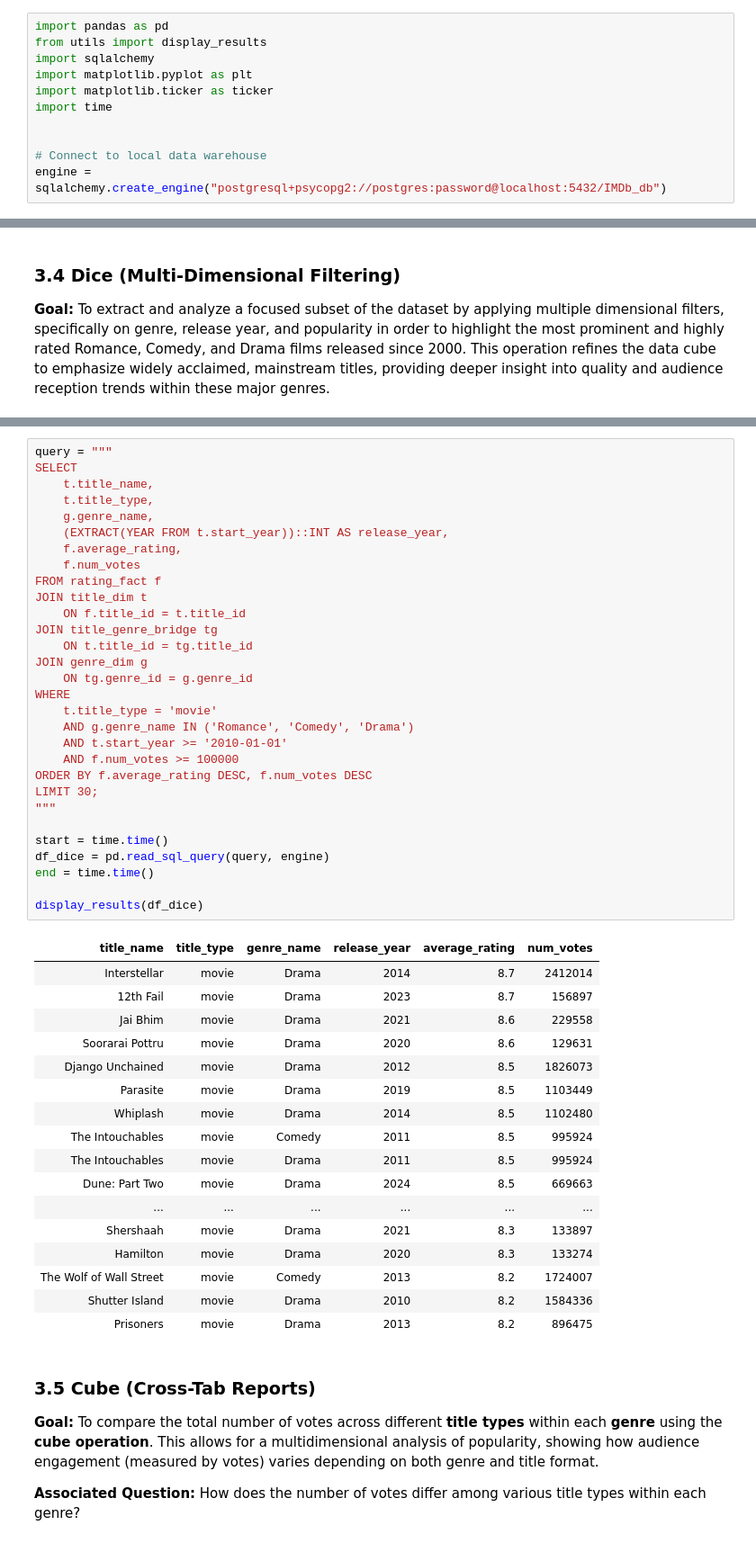
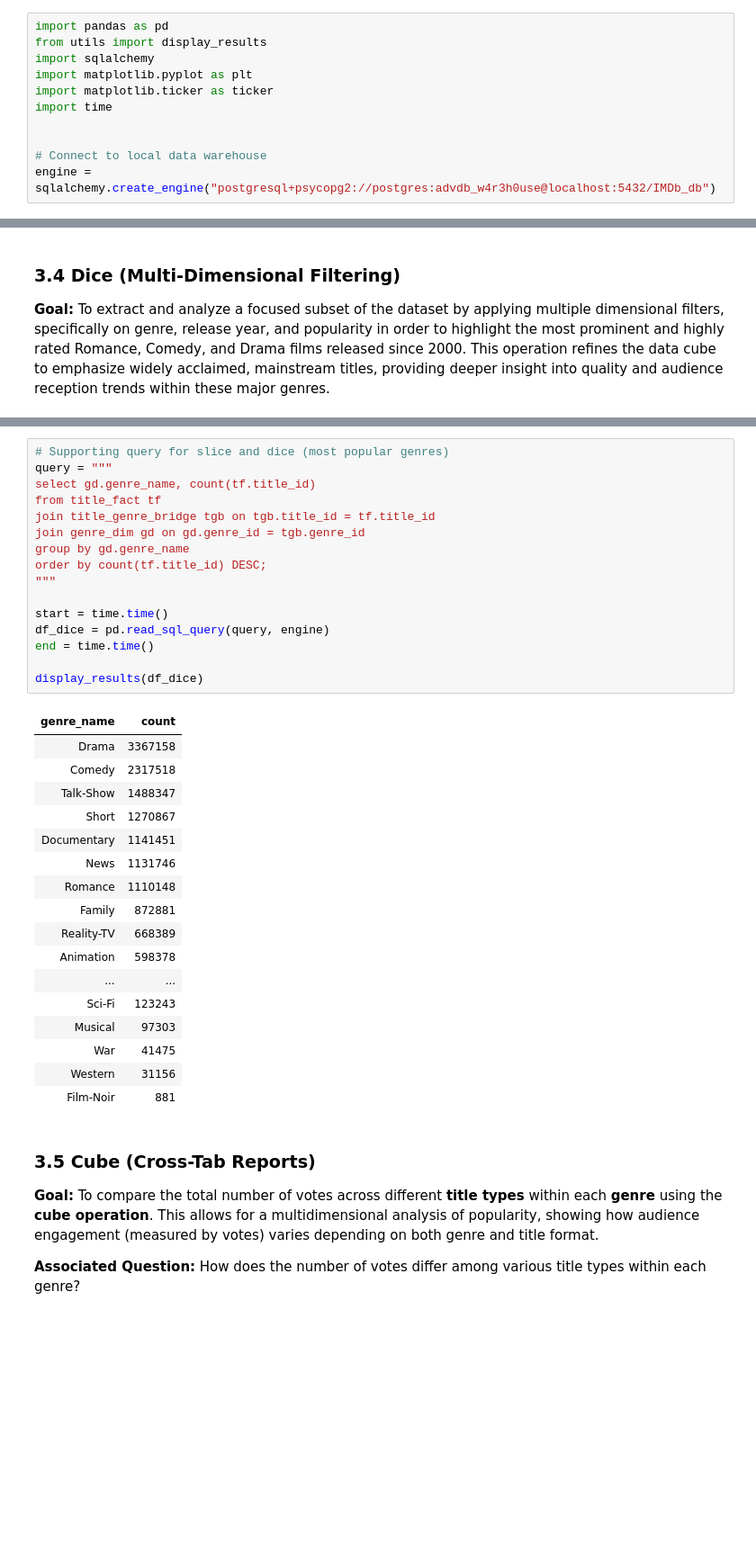
Before and after one commit to dredredre20/STADVDB-G12, a Jupyter notebook: mco_advdb.ipynb, the cells around one changed output, grey strips where cells are left out. Shown at 90% size. Drawn from its saved outputs; the diff is of its cells as text; blank space fills up the shorter version.

```diff
--- a/mco_advdb.ipynb
+++ b/mco_advdb.ipynb
@@ -66,7 +66,7 @@ import time
 
 
 # Connect to local data warehouse
-engine = sqlalchemy.create_engine("postgresql+psycopg2://postgres:password@localhost:5432/IMDb_db")
+engine = sqlalchemy.create_engine("postgresql+psycopg2://postgres:advdb_w4r3h0use@localhost:5432/IMDb_db")
 # %% [markdown]
 ---
 # %% [markdown]
@@ -345,51 +342,37 @@ By applying multiple filters across the genre, type, and time dimensions, we can
 # %%
+# Supporting query for slice and dice (most popular genres)
 query = """
-SELECT
-    t.title_name,
-    t.title_type,
-    g.genre_name,
-    (EXTRACT(YEAR FROM t.start_year))::INT AS release_year,
-    f.average_rating,
-    f.num_votes
-FROM rating_fact f
-JOIN title_dim t
-    ON f.title_id = t.title_id
-JOIN title_genre_bridge tg
-    ON t.title_id = tg.title_id
-JOIN genre_dim g
-    ON tg.genre_id = g.genre_id
-WHERE
-    t.title_type = 'movie'
-    AND g.genre_name IN ('Romance', 'Comedy', 'Drama')
-    AND t.start_year >= '2010-01-01'
-    AND f.num_votes >= 100000
-ORDER BY f.average_rating DESC, f.num_votes DESC
-LIMIT 30;
+select gd.genre_name, count(tf.title_id)
+from title_fact tf
+join title_genre_bridge tgb on tgb.title_id = tf.title_id
+join genre_dim gd on gd.genre_id = tgb.genre_id
+group by gd.genre_name
+order by count(tf.title_id) DESC;
 """
 
 start = time.time()
 df_dice = pd.read_sql_query(query, engine)
 end = time.time()
 
 display_results(df_dice)
 # %% [output]
-| title_name | title_type | genre_name | release_year | average_rating | num_votes |
-| Interstellar | movie | Drama | 2014 | 8.7 | 2412014 |
-| 12th Fail | movie | Drama | 2023 | 8.7 | 156897 |
-| Jai Bhim | movie | Drama | 2021 | 8.6 | 229558 |
-| Soorarai Pottru | movie | Drama | 2020 | 8.6 | 129631 |
-| Django Unchained | movie | Drama | 2012 | 8.5 | 1826073 |
-| Parasite | movie | Drama | 2019 | 8.5 | 1103449 |
-| Whiplash | movie | Drama | 2014 | 8.5 | 1102480 |
-| The Intouchables | movie | Comedy | 2011 | 8.5 | 995924 |
-| The Intouchables | movie | Drama | 2011 | 8.5 | 995924 |
-| Dune: Part Two | movie | Drama | 2024 | 8.5 | 669663 |
-| ... | ... | ... | ... | ... | ... |
-| Shershaah | movie | Drama | 2021 | 8.3 | 133897 |
-| Hamilton | movie | Drama | 2020 | 8.3 | 133274 |
-| The Wolf of Wall Street | movie | Comedy | 2013 | 8.2 | 1724007 |
-| Shutter Island | movie | Drama | 2010 | 8.2 | 1584336 |
-| Prisoners | movie | Drama | 2013 | 8.2 | 896475 |
+| genre_name | count |
+| Drama | 3367158 |
+| Comedy | 2317518 |
+| Talk-Show | 1488347 |
+| Short | 1270867 |
+| Documentary | 1141451 |
+| News | 1131746 |
+| Romance | 1110148 |
+| Family | 872881 |
+| Reality-TV | 668389 |
+| Animation | 598378 |
+| ... | ... |
+| Sci-Fi | 123243 |
+| Musical | 97303 |
+| War | 41475 |
+| Western | 31156 |
+| Film-Noir | 881 |
 # %% [markdown]
 ### 3.5 Cube (Cross-Tab Reports)
 
```
Also changed, not shown: parts of 14 cells of this notebook, 1 other file.
